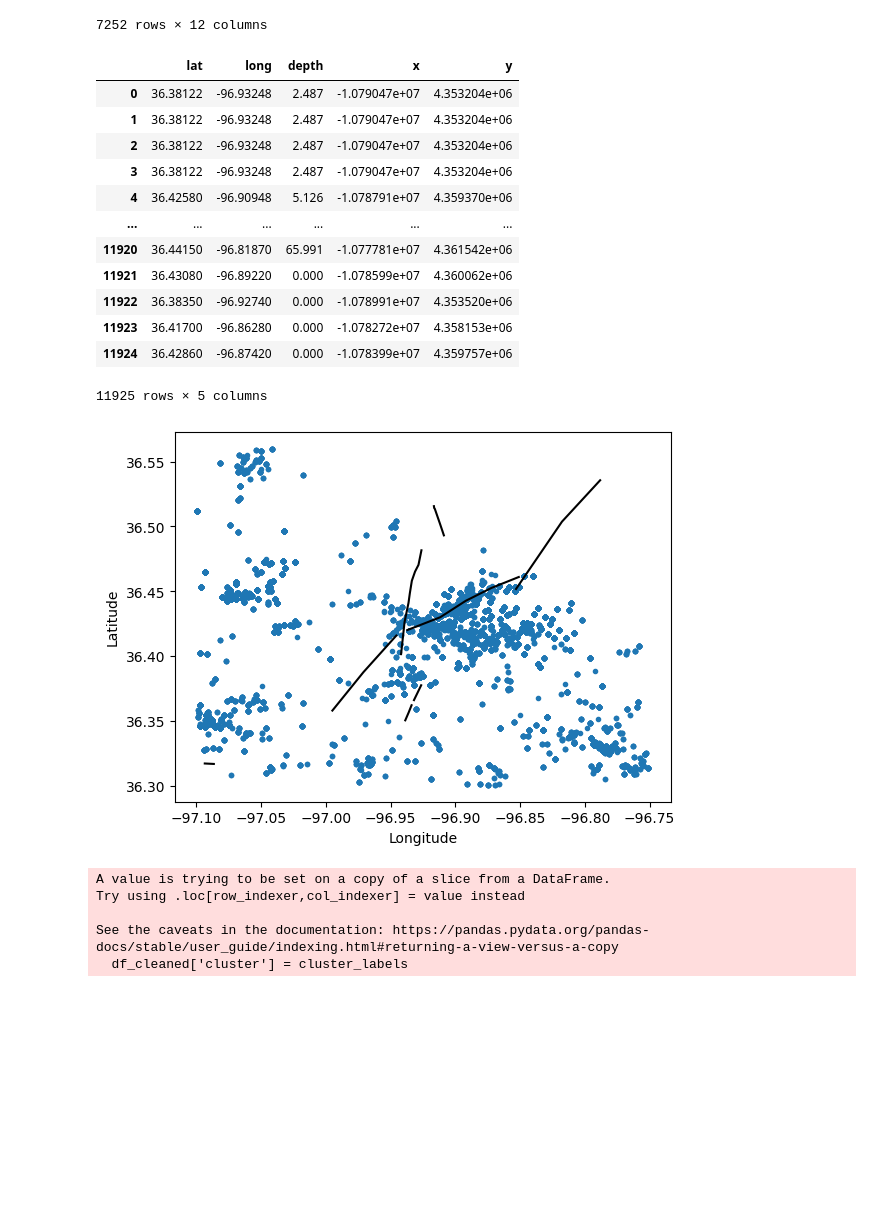
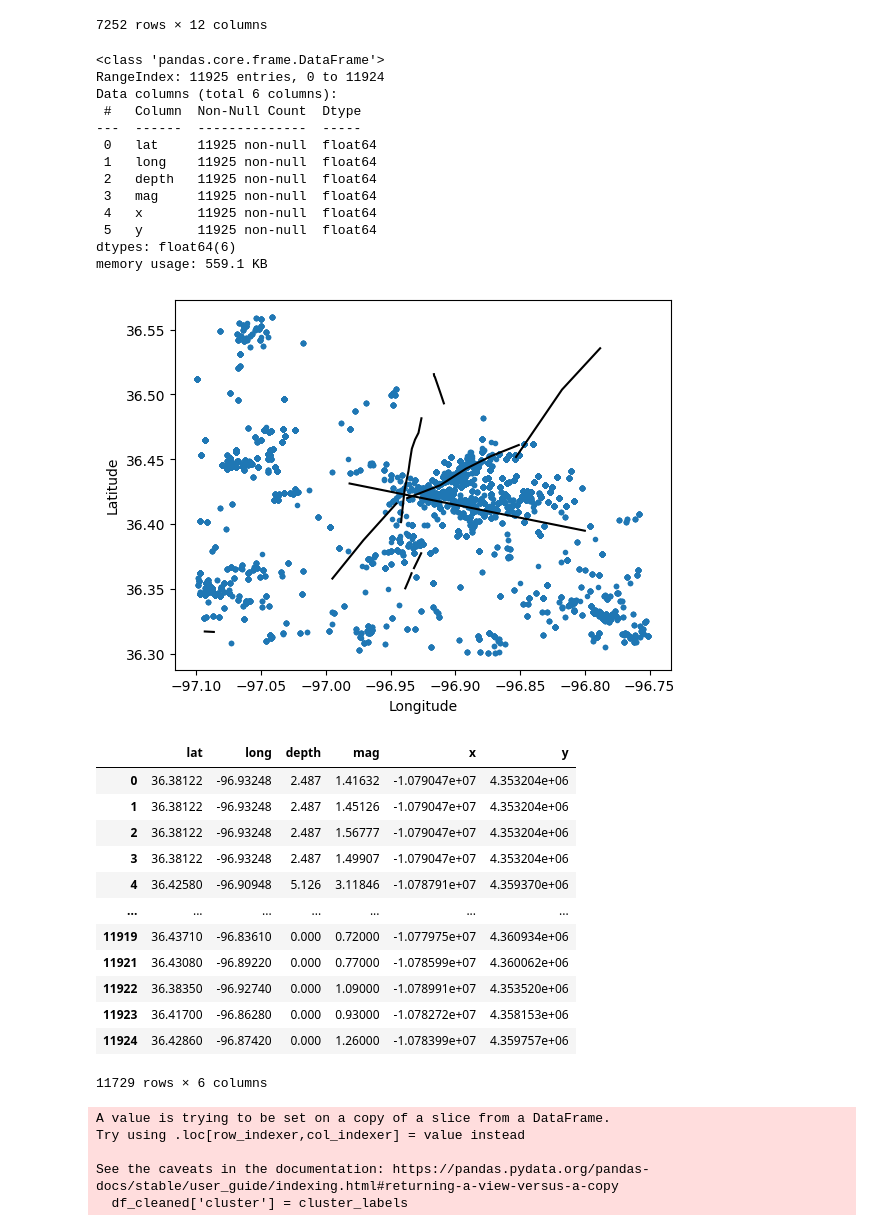
Before and after one commit to arkonique/earthquake-clustering, a Jupyter notebook: plane.ipynb, the cells around one changed output. Drawn from its saved outputs; the diff is of its cells as text; code cells hidden in the pictures; blank space fills up the shorter version.

```diff
--- a/plane.ipynb
+++ b/plane.ipynb
@@ -57,6 +57,9 @@ for row_number in range(len(df)):
         print(f"Skipping row {row_number}: {e}")
 
 consolidated_df = consolidated_df[(consolidated_df['latitude']>36.3) & (consolidated_df['latitude']<36.6) & (consolidated_df['longitude']<-96.75) & (consolidated_df['longitude']>-97.1)]
+
+consolidated_df.loc[len(consolidated_df)] = [10000000, 36.3948003327787,-96.79999822596872]
+consolidated_df.loc[len(consolidated_df)] = [10000000, 36.431239600665556,-96.98168194427916]
 # %% [output]
 Skipping invalid geometry: IllegalArgumentException: point array must contain 0 or >1 elements
 Skipping row 55: Row 55 is not a LINESTRING!
@@ -100,6 +103,7 @@ cat_combined = pd.DataFrame({
     'lat': pd.concat([cat1['lat'],cat2['latitude']]),
     'long': pd.concat([cat1['long'],cat2['longitude']]),
     'depth': pd.concat([cat1['depth'],cat2['depth']]),
+    'mag': pd.concat([cat1['mag'],cat2['magnitude']]),
     'x': pd.concat([cat1['x'],cat2['x']]),
     'y': pd.concat([cat1['y'],cat2['y']]),
 })
@@ -110,41 +114,56 @@ df = cat_combined
 lon_var = "long" if "long" in df.columns else "longitude"
 lat_var = "lat" if "lat" in df.columns else "latitude"
 
-df
+df.info()
 # %% [output]
-|  | lat | long | depth | x | y |
-| 0 | 36.38122 | -96.93248 | 2.487 | -1.079047e+07 | 4.353204e+06 |
-| 1 | 36.38122 | -96.93248 | 2.487 | -1.079047e+07 | 4.353204e+06 |
-| 2 | 36.38122 | -96.93248 | 2.487 | -1.079047e+07 | 4.353204e+06 |
-| 3 | 36.38122 | -96.93248 | 2.487 | -1.079047e+07 | 4.353204e+06 |
-| 4 | 36.42580 | -96.90948 | 5.126 | -1.078791e+07 | 4.359370e+06 |
-| ... | ... | ... | ... | ... | ... |
-| 11920 | 36.44150 | -96.81870 | 65.991 | -1.077781e+07 | 4.361542e+06 |
-| 11921 | 36.43080 | -96.89220 | 0.000 | -1.078599e+07 | 4.360062e+06 |
-| 11922 | 36.38350 | -96.92740 | 0.000 | -1.078991e+07 | 4.353520e+06 |
-| 11923 | 36.41700 | -96.86280 | 0.000 | -1.078272e+07 | 4.358153e+06 |
-| 11924 | 36.42860 | -96.87420 | 0.000 | -1.078399e+07 | 4.359757e+06 |
-11925 rows × 5 columns
+<class 'pandas.core.frame.DataFrame'>
+RangeIndex: 11925 entries, 0 to 11924
+Data columns (total 6 columns):
+ #   Column  Non-Null Count  Dtype
+---  ------  --------------  -----
+ 0   lat     11925 non-null  float64
+ 1   long    11925 non-null  float64
+ 2   depth   11925 non-null  float64
+ 3   mag     11925 non-null  float64
+ 4   x       11925 non-null  float64
+ 5   y       11925 non-null  float64
+dtypes: float64(6)
+memory usage: 559.1 KB
 # %%
 # Outlier removal
 %matplotlib inline
 z_thres = 3.0
 z_scores = (df - df.mean())/df.std()
 outliers = (z_scores.abs() > z_thres).any(axis=1)
 df_cleaned = df[~outliers]
 
 #df_cleaned = df # <--------------------- Uncomment if outliers need not be removed
 
 plt.plot(df_cleaned[lon_var],df_cleaned[lat_var],'.')
 for fault_id in consolidated_df["id"].unique():
     fault_data = consolidated_df[consolidated_df["id"] == fault_id]
     plt.plot(fault_data["longitude"], fault_data["latitude"], '-', label=f'Fault {fault_id}',color='black')
 
 plt.xlabel("Longitude")
 plt.ylabel("Latitude")
 plt.show()
+
+df_cleaned
 # %% [output]
-[figure, old version]
+[figure, new version]
+|  | lat | long | depth | mag | x | y |
+| 0 | 36.38122 | -96.93248 | 2.487 | 1.41632 | -1.079047e+07 | 4.353204e+06 |
+| 1 | 36.38122 | -96.93248 | 2.487 | 1.45126 | -1.079047e+07 | 4.353204e+06 |
+| 2 | 36.38122 | -96.93248 | 2.487 | 1.56777 | -1.079047e+07 | 4.353204e+06 |
+| 3 | 36.38122 | -96.93248 | 2.487 | 1.49907 | -1.079047e+07 | 4.353204e+06 |
+| 4 | 36.42580 | -96.90948 | 5.126 | 3.11846 | -1.078791e+07 | 4.359370e+06 |
+| ... | ... | ... | ... | ... | ... | ... |
+| 11919 | 36.43710 | -96.83610 | 0.000 | 0.72000 | -1.077975e+07 | 4.360934e+06 |
+| 11921 | 36.43080 | -96.89220 | 0.000 | 0.77000 | -1.078599e+07 | 4.360062e+06 |
+| 11922 | 36.38350 | -96.92740 | 0.000 | 1.09000 | -1.078991e+07 | 4.353520e+06 |
+| 11923 | 36.41700 | -96.86280 | 0.000 | 0.93000 | -1.078272e+07 | 4.358153e+06 |
+| 11924 | 36.42860 | -96.87420 | 0.000 | 1.26000 | -1.078399e+07 | 4.359757e+06 |
+11729 rows × 6 columns
 # %%
 # clustering
 
```
Also changed, not shown: parts of 3 cells of this notebook, 5 other files.
